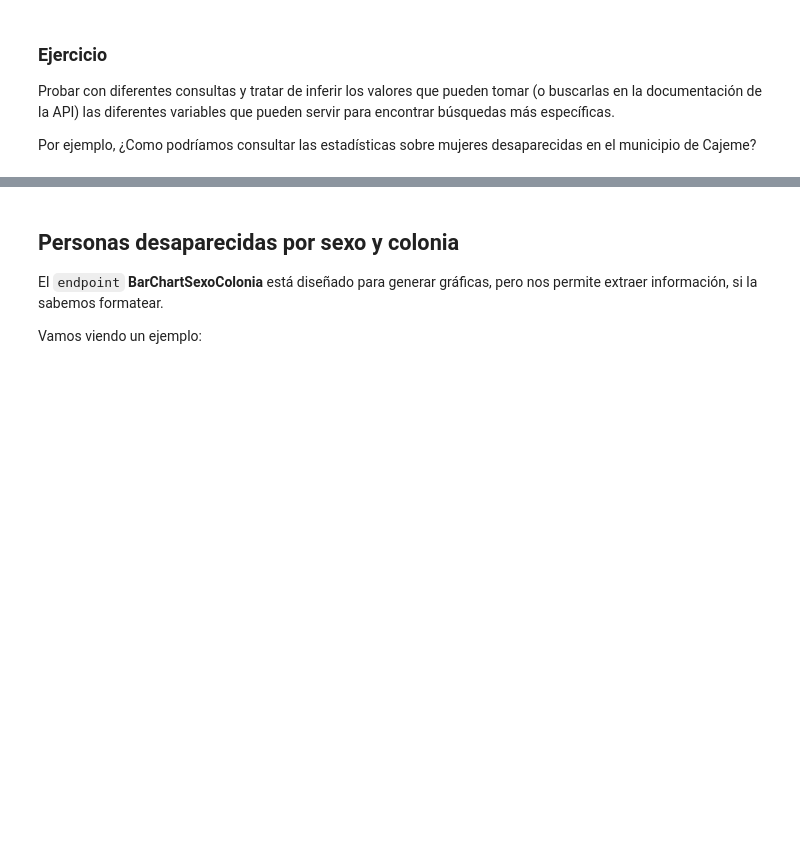
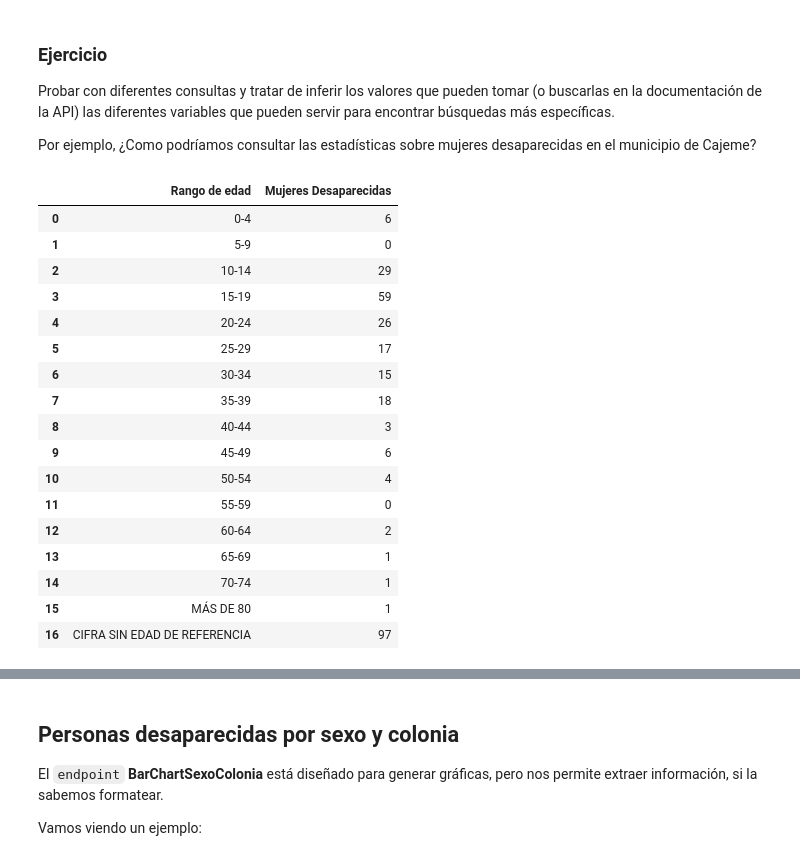
Before and after one commit to fofojaramillo/ing-de-caract, a Jupyter notebook: apiRNPDNO.ipynb, the cells around one changed output, grey strips where cells are left out. Saved outputs shown, nothing was run; the diff lists cells and outputs as text; code cells hidden in the pictures; blank space fills up the shorter version.

```diff
--- a/apiRNPDNO.ipynb
+++ b/apiRNPDNO.ipynb
@@ -151,3 +213,77 @@ resumen_sonora
 Probar con diferentes consultas y tratar de inferir los valores que pueden tomar (o buscarlas en la documentación de la API) las diferentes variables que pueden servir para encontrar búsquedas más específicas.
 
 Por ejemplo, ¿Como podríamos consultar las estadísticas sobre mujeres desaparecidas en el municipio de Cajeme?
+# %%
+# Se usa el endpoint que ofrece datos sobre los rangos de edad de las personas desaparecidas
+TARGET_URL = API_HOST + API_SOCIODEOGRAFICOS_ROOT + "AreaChartSexoRango"
+
+# Con este DATA para especificar el Municipio de cajeme
+DATA = {
+    "titulo": "PERSONAS DESAPARECIDAS, NO LOCALIZADAS Y LOCALIZADAS",
+    "subtitulo": "POR COLONIAS - CAJEME",
+    "idEstatusVictima": "0",
+    "fechaInicio": "",
+    "fechaFin": "",
+    "idEstado": "26",
+    "idMunicipio": "18",
+    "mostrarFechaNula": "0",
+    "idColonia": "0",
+    "idNacionalidad": "0",
+    "edadInicio": "",
+    "edadFin": "",
+    "mostrarEdadNula": "0",
+    "idHipotesis": "",
+    "idMedioConocimiento": "",
+    "idCircunstancia": "",
+    "tieneDiscapacidad": "",
+    "idTipoDiscapacidad": "0",
+    "idEtnia": "0",
+    "idLengua": "0",
+    "idReligion": "",
+    "esMigrante": "",
+    "idEstatusMigratorio": "0",
+    "esLgbttti": "",
+    "esServidorPublico": "",
+    "esDefensorDH": "",
+    "esPeriodista": "",
+    "esSindicalista": "",
+    "esONG": "",
+    "idHipotesisNoLocalizacion": "0",
+    "idDelito": "0"
+}
+r = main_session.post(TARGET_URL, json = DATA)
+
+# La respuesta de la petición guarda como un diccionario de python para poder extraer la información de ahí
+data = r.json()
+
+# El x_axis_categories hace referencia a los rangos de edad
+x_axis_categories = data["XAxisCategories"]
+
+# La respuesta tiene una Serie para Hombre, Mujer e Indeterminado, se obtiene la información solamente de la Serie Mujer
+for serie in data["Series"]:
+    if serie["name"] == "Mujer":
+        mujer_data = serie["data"]
+
+# Se guarda la información capturada como un dataframe
+mujeres_rangoedad = pd.DataFrame({'Rango de edad':x_axis_categories,'Mujeres Desaparecidas':mujer_data})
+mujeres_rangoedad
+# Mujeres desaparecidas en el municipio de cajeme por rango de edad.
+# %% [output]
+|  | Rango de edad | Mujeres Desaparecidas |
+| 0 | 0-4 | 6 |
+| 1 | 5-9 | 0 |
+| 2 | 10-14 | 29 |
+| 3 | 15-19 | 59 |
+| 4 | 20-24 | 26 |
+| 5 | 25-29 | 17 |
+| 6 | 30-34 | 15 |
+| 7 | 35-39 | 18 |
+| 8 | 40-44 | 3 |
+| 9 | 45-49 | 6 |
+| 10 | 50-54 | 4 |
+| 11 | 55-59 | 0 |
+| 12 | 60-64 | 2 |
+| 13 | 65-69 | 1 |
+| 14 | 70-74 | 1 |
+| 15 | MÁS DE 80 | 1 |
+| 16 | CIFRA SIN EDAD DE REFERENCIA | 97 |
```
Also changed, not shown: parts of 9 cells of this notebook.
